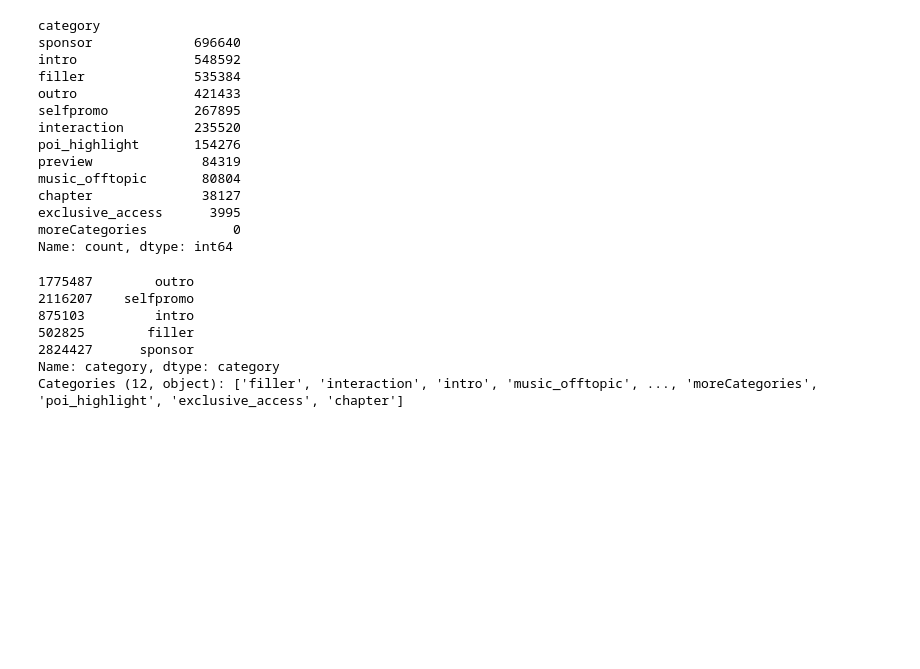
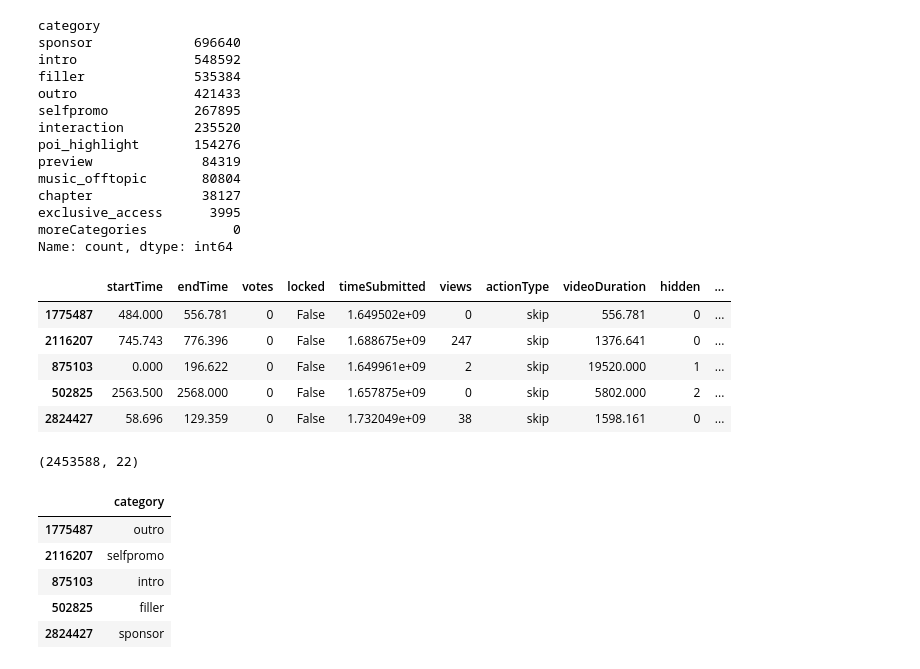
Before and after one commit to t-makaro/503-Project, a Jupyter notebook: src/classification.ipynb, the cells around one changed output. Drawn from its saved outputs; the diff is of its cells as text; code cells hidden in the pictures; blank space fills up the shorter version.

```diff
--- a/src/classification.ipynb
+++ b/src/classification.ipynb
@@ -118,18 +120,19 @@ len(train_set), len(test_set)
 sb = train_set.drop("category", axis=1)
 sb_labels = train_set["category"].copy()
 sb_test = test_set.drop("category", axis=1)
+
+
 sb_labels_test = test_set["category"].copy()
 
 sb.head()
-sb_labels.head()
+# sb_labels.head()
 # %% [output]
-1775487        outro
-2116207    selfpromo
-875103         intro
-502825        filler
-2824427      sponsor
-Name: category, dtype: category
-Categories (12, object): ['filler', 'interaction', 'intro', 'music_offtopic', ..., 'moreCategories', 'poi_highlight', 'exclusive_access', 'chapter']
+|  | startTime | endTime | votes | locked | timeSubmitted | views | actionType | videoDuration | hidden | ... |
+| 1775487 | 484.000 | 556.781 | 0 | False | 1.649502e+09 | 0 | skip | 556.781 | 0 | ... |
+| 2116207 | 745.743 | 776.396 | 0 | False | 1.688675e+09 | 247 | skip | 1376.641 | 0 | ... |
+| 875103 | 0.000 | 196.622 | 0 | False | 1.649961e+09 | 2 | skip | 19520.000 | 1 | ... |
+| 502825 | 2563.500 | 2568.000 | 0 | False | 1.657875e+09 | 0 | skip | 5802.000 | 2 | ... |
+| 2824427 | 58.696 | 129.359 | 0 | False | 1.732049e+09 | 38 | skip | 1598.161 | 0 | ... |
 # %%
 num_pipeline = make_pipeline(SimpleImputer(strategy="median"),
                             StandardScaler())
@@ -149,0 +167,26 @@ stratified_sample_processed = preprocess_pipeline.fit_transform(stratified_sampl
+# %%
+import torch
+import torch.nn as nn
+import torch.optim as optim
+from torch.utils.data import DataLoader, TensorDataset
+from sklearn.metrics import classification_report, accuracy_score
+
+# Preprocessing the data
+sb_processed = preprocess_pipeline.fit_transform(sb)
+sb_test_processed = preprocess_pipeline.transform(sb_test)
+
+print(sb_processed.shape)
+# %% [output]
+(2453588, 22)
+# %%
+sb_labels = sb_labels.to_frame()
+sb_labels_test = sb_labels_test.to_frame()
+
+sb_labels.head()
+# %% [output]
+|  | category |
+| 1775487 | outro |
+| 2116207 | selfpromo |
+| 875103 | intro |
+| 502825 | filler |
+| 2824427 | sponsor |
```
Also changed, not shown: parts of 13 cells of this notebook.
